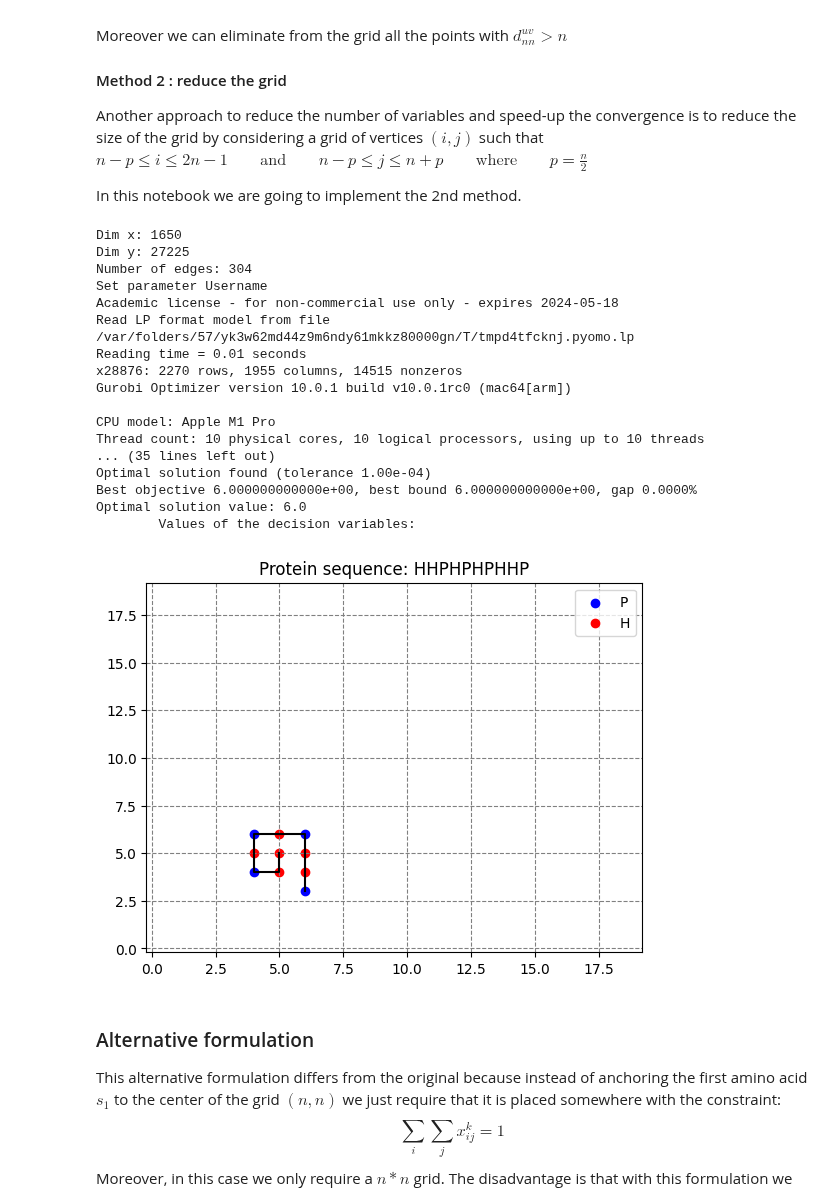
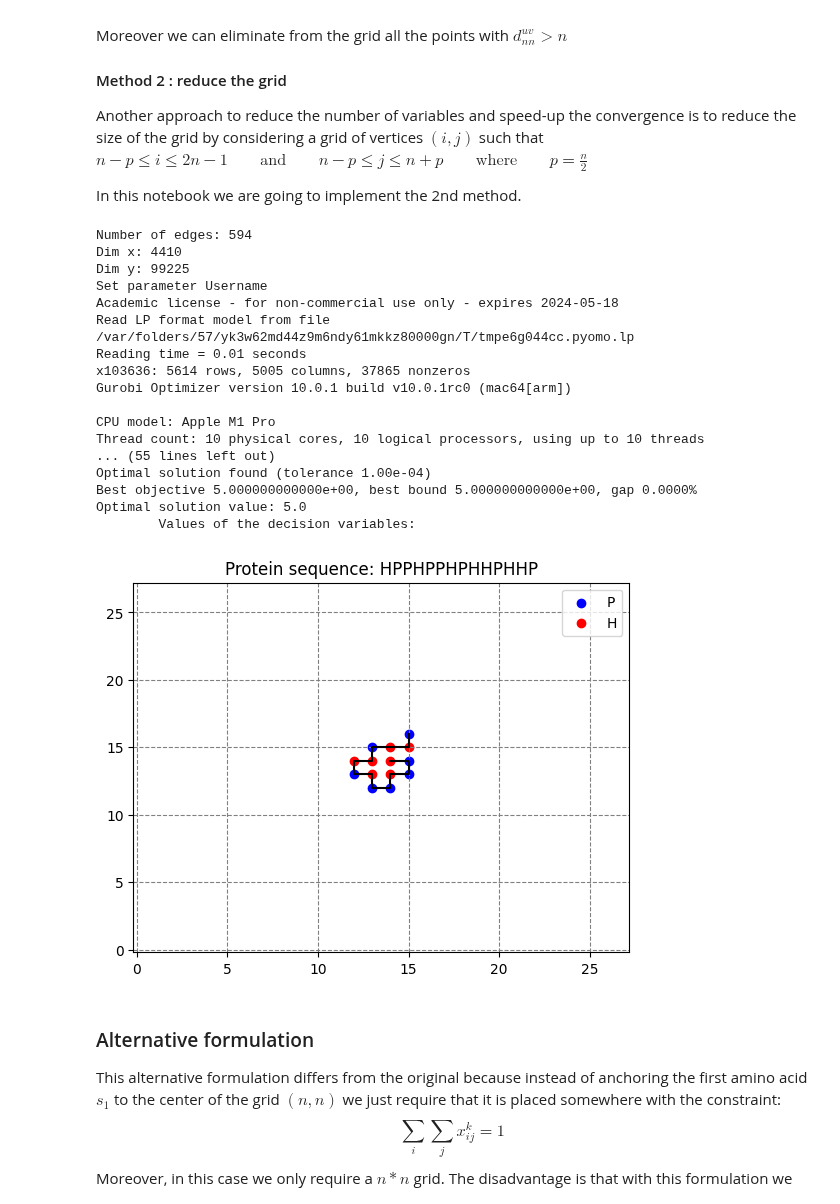
Before and after one commit to AndreiBlindu/ILP_protein_folding, a Jupyter notebook: ilp_protein_folding.ipynb, the cells around one changed output. Cells and saved outputs as stored; diff of their text form; code cells hidden in the pictures.

```diff
--- a/ilp_protein_folding.ipynb
+++ b/ilp_protein_folding.ipynb
@@ -28,7 +28,7 @@ In the first section of this notebook we aim to predict the 2-D structure of a p
 
 Whereas in the second section we try to predict the 3-D structure of a protein embed on three-dimensional cubic lattice by using the ILP model described in the paper [An integer programming model for protein structure prediction using the 3D-HP side chain model](https://www.sciencedirect.com/science/article/pii/S0166218X15003078).
 # %%
-protein_sequence = "HHPHPHPHHP" # "HPPHHHPHPHPPHHPHHH"
+protein_sequence = "HPPHPPHPHHPHHP"
 protein_binary_sequence = get_binary_string(protein_sequence)
 
 print("Protein sequence:", protein_sequence)
@@ -259,6 +261,7 @@ def ILP_graph_formulation_reduced_grid(binary_seq):
 
     n = len(binary_seq) # sequence length
     p = int(n/2)
+    offset = calculate_offset(binary_seq)
 
     # Set of indices
     model.K = RangeSet(0, n - 1)    # set of indexes in sequence
@@ -267,27 +270,26 @@ def ILP_graph_formulation_reduced_grid(binary_seq):
     model.J = RangeSet(n - p, n + p)
     model.H = Set(initialize=get_hydrophobic_set(binary_seq))   # set of indexes in sequence where value is 1 (hydrophobic)
 
-    # Decision Variables
-    model.x = Var(model.K, model.I, model.J, within=Binary)
-    model.y = Var(model.I, model.J, model.I, model.J, within=Binary)
-    print("Dim x:", len(model.x))
-    print("Dim y:", len(model.y))
-
+    # Graph
     G = nx.Graph()
-
-    n = len(binary_seq)
-
     # add nodes
     for i in model.I:
         for j in model.J:
                 G.add_node( (i, j) )
-
     # add edges
     for i, j in G.nodes():
          for u, v in G.nodes():
               if is_adjacent(i, j, u, v):
                    G.add_edge( (i, j), (u, v) )
     print("Number of edges:", G.number_of_edges())
+
+    model.N = G.nodes()
+
+    # Decision Variables
+    model.x = Var(model.K, model.I, model.J, within=Binary)
+    model.y = Var(model.N, model.N, within=Binary)
+    print("Dim x:", len(model.x))
+    print("Dim y:", len(model.y))
 
     ###################
     #   CONSTRAINTS   #
@@ -328,7 +330,7 @@ def ILP_graph_formulation_reduced_grid(binary_seq):
     ###################
     #   OBJECTIVE     #
     ###################
-    model.obj = Objective(expr = ( sum( model.y[i, j, u, v] for ((i, j), (u, v)) in G.edges() ) ), sense = maximize)
+    model.obj = Objective(expr = ( sum( model.y[i, j, u, v] for ((i, j), (u, v)) in G.edges() ) - offset ), sense = maximize)
 
 
     ###################
@@ -336,43 +338,43 @@ def ILP_graph_formulation_reduced_grid(binary_seq):
     ###################
     sol = SolverFactory('gurobi').solve(model, tee=True)
 
     # CHECK SOLUTION STATUS
 
     # Get a JSON representation of the solution
     sol_json = sol.json_repn()
 
     if sol_json['Solver'][0]['Status'] == 'ok':
         print("Optimal solution value:", model.obj())
         print("\tValues of the decision variables:", )
     else:
         print('Error in solving the model')
 
     return [[[model.x[k, i, j]() for j in model.J] for i in model.I] for k in model.K]
 
 
 grid_size = 2*n - 1
 x = ILP_graph_formulation_reduced_grid(protein_binary_sequence)
-positions = grid_positions_from_optimal(x)
+positions = grid_positions_from_optimal_reduced(x, n)
 plot_folding(protein_binary_sequence, protein_sequence, positions, grid_size)
 # %% [output]
-Dim x: 1650
-Dim y: 27225
-Number of edges: 304
+Number of edges: 594
+Dim x: 4410
+Dim y: 99225
 Set parameter Username
 Academic license - for non-commercial use only - expires 2024-05-18
-Read LP format model from file /var/folders/57/yk3w62md44z9m6ndy61mkkz80000gn/T/tmpd4tfcknj.pyomo.lp
+Read LP format model from file /var/folders/57/yk3w62md44z9m6ndy61mkkz80000gn/T/tmpe6g044cc.pyomo.lp
 Reading time = 0.01 seconds
-x28876: 2270 rows, 1955 columns, 14515 nonzeros
+x103636: 5614 rows, 5005 columns, 37865 nonzeros
 Gurobi Optimizer version 10.0.1 build v10.0.1rc0 (mac64[arm])
 
 CPU model: Apple M1 Pro
 Thread count: 10 physical cores, 10 logical processors, using up to 10 threads
-... (35 lines left out)
+... (55 lines left out)
 Optimal solution found (tolerance 1.00e-04)
-Best objective 6.000000000000e+00, best bound 6.000000000000e+00, gap 0.0000%
-Optimal solution value: 6.0
+Best objective 5.000000000000e+00, best bound 5.000000000000e+00, gap 0.0000%
+Optimal solution value: 5.0
         Values of the decision variables:
-[figure, old version]
+[figure, new version]
 # %% [markdown]
 ### Alternative formulation
 This alternative formulation differs from the original because instead of anchoring the first amino acid $ s_{1} $ to the center of the grid $ (n,n) $ we just require that it is placed somewhere with the constraint:
```
Also changed, not shown: parts of 8 cells of this notebook, 2 other files.
